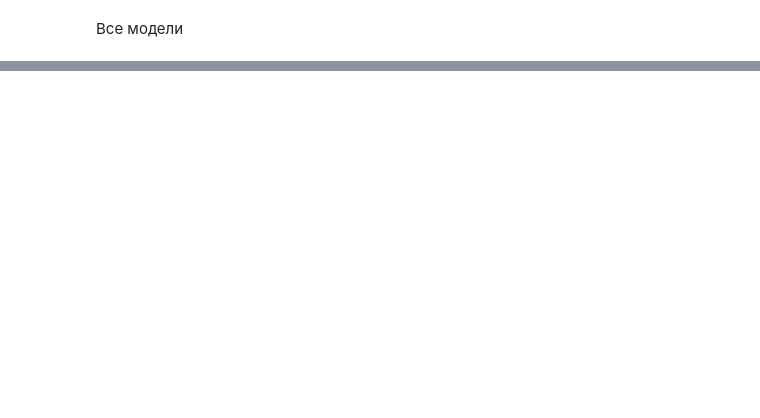
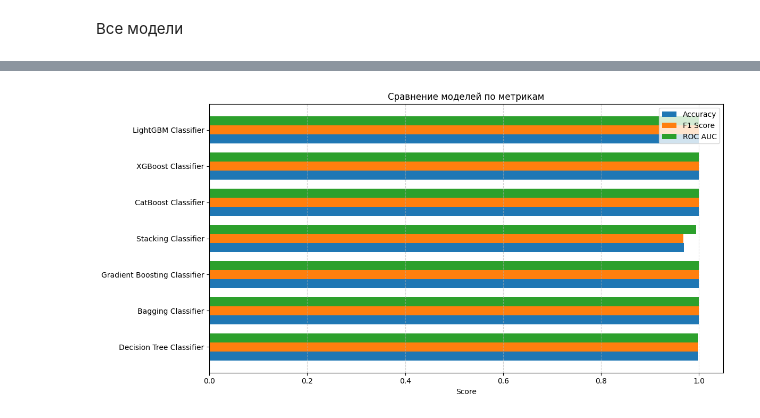
Before and after one commit to Vaiforo/ML1, a Jupyter notebook: k4_lab3.ipynb, the cells around one changed output, grey strips where cells are left out. Saved outputs shown, nothing was run; the diff lists cells and outputs as text; code cells hidden in the pictures; blank space fills up the shorter version.

```diff
--- a/k4_lab3.ipynb
+++ b/k4_lab3.ipynb
@@ -503,0 +715,66 @@ plt.show()
+# %%
+import matplotlib.pyplot as plt
+import numpy as np
+from sklearn.metrics import accuracy_score, f1_score, roc_auc_score
+
+model_names1 = [
+    'Decision Tree Classifier',
+    'Bagging Classifier',
+    'Gradient Boosting Classifier',
+    'Stacking Classifier',
+    'CatBoost Classifier',
+]
+model_names2 = [
+    'XGBoost Classifier',
+    'LightGBM Classifier'
+]
+
+
+def evaluate_model(model, X, y_true):
+    y_pred = model.predict(X)
+    y_proba = model.predict_proba(X)[:, 1] if hasattr(
+        model, "predict_proba") else None
+
+    acc = accuracy_score(y_true, y_pred)
+    f1 = f1_score(y_true, y_pred)
+    roc = roc_auc_score(y_true, y_proba) if y_proba is not None else None
+
+    return acc, f1, roc
+
+
+acc1, f1s1, roc1 = [], [], []
+for model in models1:
+    acc, f1s, roc = evaluate_model(model, X_test, y_test)
+    acc1.append(acc)
+    f1s1.append(f1s)
+    roc1.append(roc)
+
+acc2, f1s2, roc2 = [], [], []
+for model in models2:
+    acc, f1s, roc = evaluate_model(model, X_test_copy, y_test)
+    acc2.append(acc)
+    f1s2.append(f1s)
+    roc2.append(roc)
+
+model_names = model_names1 + model_names2
+all_acc = acc1 + acc2
+all_f1 = f1s1 + f1s2
+all_roc = roc1 + roc2
+
+x = np.arange(len(model_names))
+width = 0.25
+
+plt.figure(figsize=(12, 6))
+plt.barh(x - width, all_acc, height=width, label='Accuracy')
+plt.barh(x, all_f1, height=width, label='F1 Score')
+plt.barh(x + width, all_roc, height=width, label='ROC AUC')
+
+plt.yticks(x, model_names)
+plt.xlabel("Score")
+plt.title("Сравнение моделей по метрикам")
+plt.legend()
+plt.tight_layout()
+plt.grid(True, axis='x', linestyle='--', alpha=0.6)
+plt.show()
+# %% [output]
+[figure, added]
```
Also changed, not shown: parts of 39 cells of this notebook, 4 other files.
